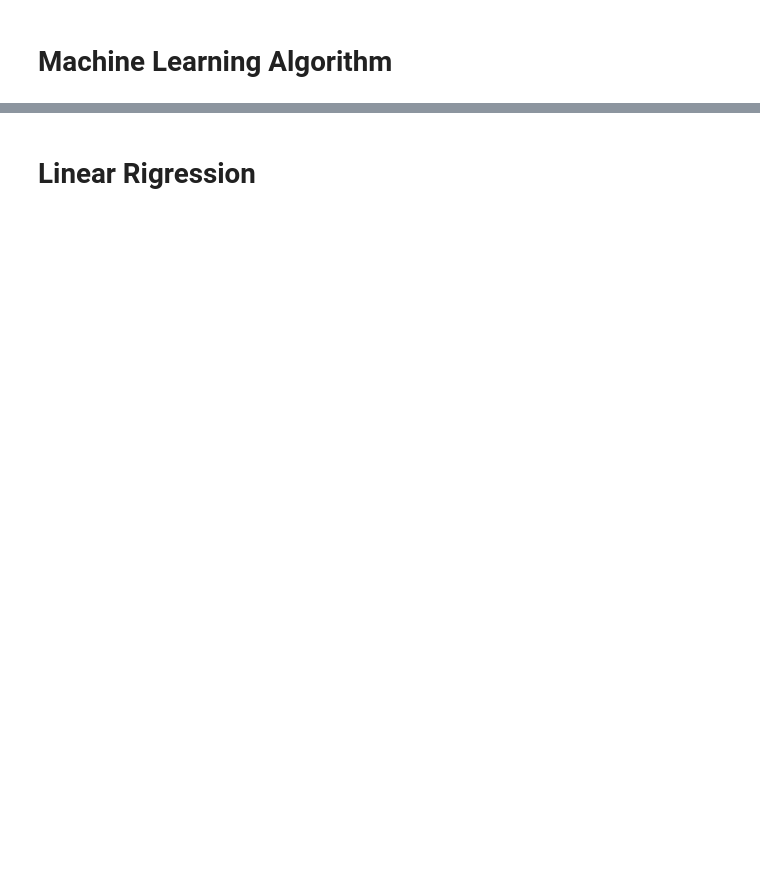
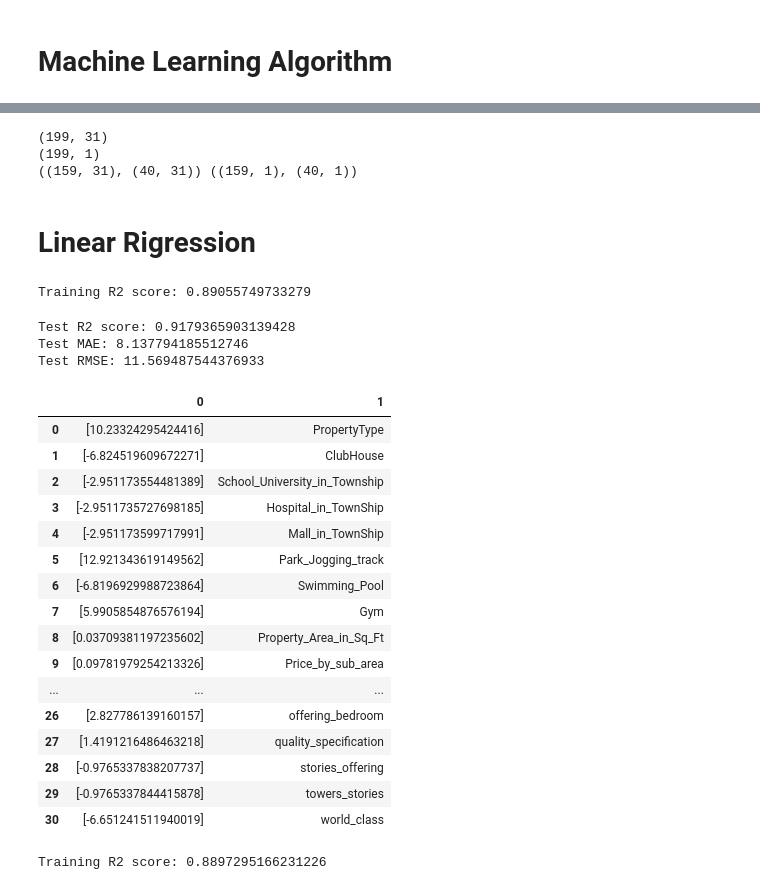
Before and after one commit to M-S-ALAM/Real-Estate-Price-Prediction, a Jupyter notebook: Machine_Learning_Algorithm_Building.ipynb, the cells around one changed output, grey strips where cells are left out. Drawn from its saved outputs; the diff is of its cells as text; code cells hidden in the pictures; blank space fills up the shorter version.

```diff
--- a/Machine_Learning_Algorithm_Building.ipynb
+++ b/Machine_Learning_Algorithm_Building.ipynb
@@ -5,0 +117,5 @@ import numpy as np
+# %%
+df_features = data_cv[features]
+df_features.columns = featuresMod
+print(df_features.shape)
+df_features.head()
@@ -6,2 +151,19 @@ import numpy as np
+# %%
+df_features = df_features.dropna()
+# %%
+# IDV and DV
+from sklearn.model_selection import train_test_split
+X = df_features.drop('Price_in_lakhs',axis=1)
+y = df_features[['Price_in_lakhs']]
+
+print(X.shape)
+print(y.shape)
+
+x_train, x_test, y_train, y_test = train_test_split(X,y,test_size=0.2,random_state=1234)
+print((x_train.shape, x_test.shape), (y_train.shape,y_test.shape))
+# %% [output]
+(199, 31)
+(199, 1)
+((159, 31), (40, 31)) ((159, 1), (40, 1))
 # %% [markdown]
 # Linear Rigression
@@ -10,0 +170,49 @@ from sklearn.linear_model import LinearRegression
+# %%
+# Model training
+from sklearn.linear_model import LinearRegression
+
+linear_reg = LinearRegression()
+linear_reg.fit(x_train,y_train)
+print("Training R2 score: "+ str(linear_reg.score(x_train,y_train)))
+# %% [output]
+Training R2 score: 0.89055749733279
+# %%
+# Predicting on the test and evaluating the accuracy
+from sklearn import metrics
+preds_lr = linear_reg.predict(x_test)
+
+print("Test R2 score: "+ str(metrics.R2r2_score(y_test,preds_lr)))
+print("Test MAE: "+ str(metrics.mean_absolute_error(y_test,preds_lr)))
+print("Test RMSE: "+ str(np.sqrt(metrics.mean_squared_error(y_test,preds_lr))))
+# %% [output]
+Test R2 score: 0.9179365903139428
+Test MAE: 8.137794185512746
+Test RMSE: 11.569487544376933
+# %%
+pd.DataFrame(zip(linear_reg.coef_.T, x_train.columns))
+# %% [output]
+|  | 0 | 1 |
+| 0 | [10.23324295424416] | PropertyType |
+| 1 | [-6.824519609672271] | ClubHouse |
+| 2 | [-2.951173554481389] | School_University_in_Township |
+| 3 | [-2.9511735727698185] | Hospital_in_TownShip |
+| 4 | [-2.951173599717991] | Mall_in_TownShip |
+| 5 | [12.921343619149562] | Park_Jogging_track |
+| 6 | [-6.8196929988723864] | Swimming_Pool |
+| 7 | [5.9905854876576194] | Gym |
+| 8 | [0.03709381197235602] | Property_Area_in_Sq_Ft |
+| 9 | [0.09781979254213326] | Price_by_sub_area |
+| ... | ... | ... |
+| 26 | [2.827786139160157] | offering_bedroom |
+| 27 | [1.4191216486463218] | quality_specification |
+| 28 | [-0.9765337838207737] | stories_offering |
+| 29 | [-0.9765337844415878] | towers_stories |
+| 30 | [-6.651241511940019] | world_class |
+# %%
+# Model training
+from sklearn.linear_model import Ridge
+ridge = Ridge()
+ridge.fit(x_train,y_train)
+print("Training R2 score: "+ str(ridge.score(x_train,y_train)))
+# %% [output]
+Training R2 score: 0.8897295166231226
```
Also changed, not shown: parts of 21 cells of this notebook, 5 other files.
